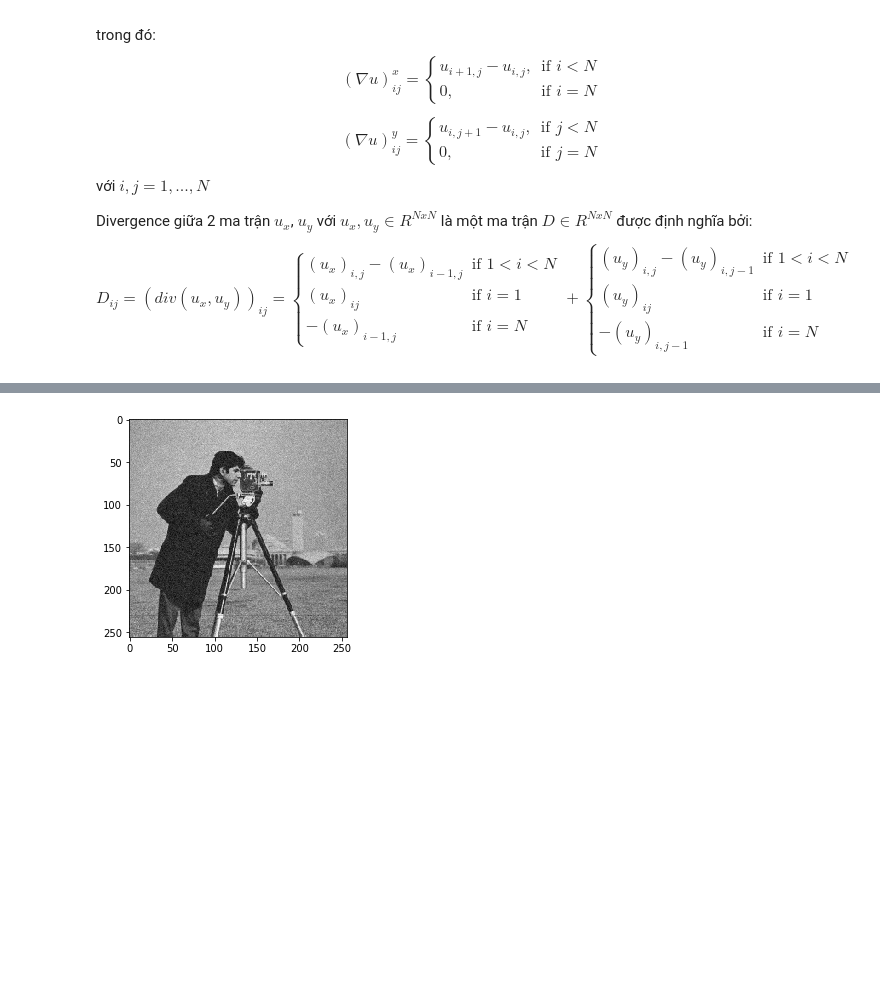
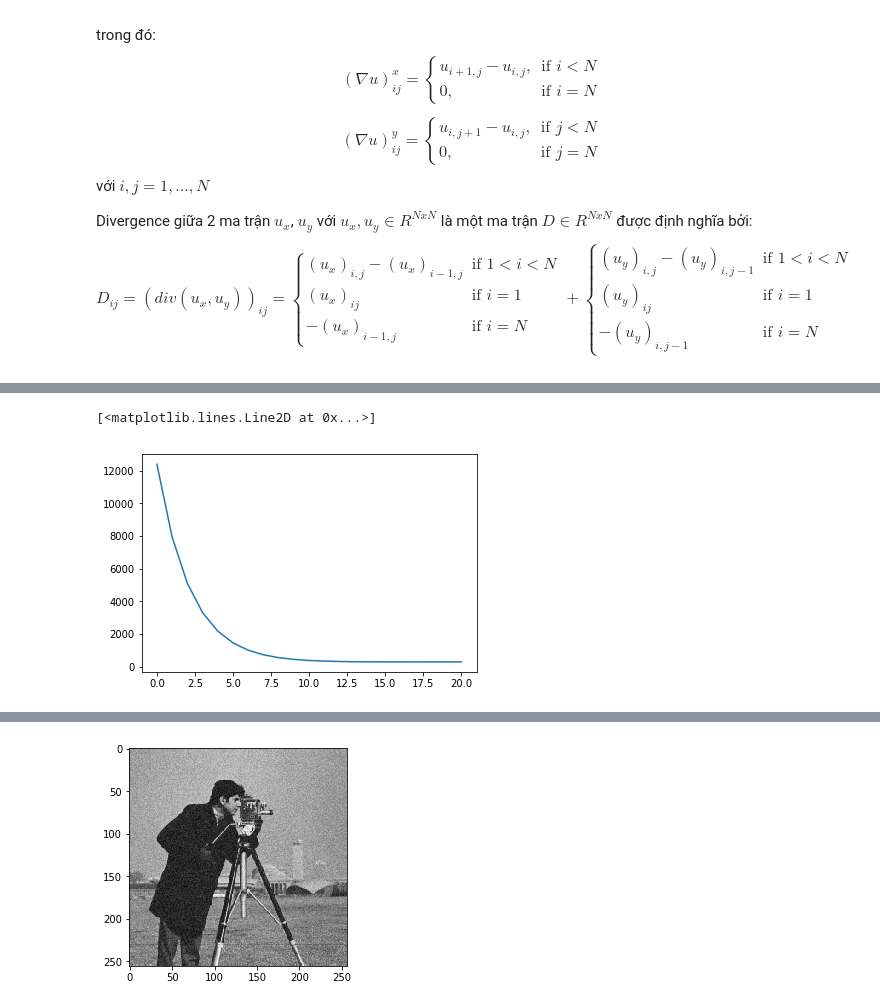
Before and after one commit to thaidv96/ds_hus, a Jupyter notebook: optimization/Ứng dụng tối ưu hóa vào bài toán khử nhiễu ảnh đen trắng.ipynb, the cells around one changed output, grey strips where cells are left out. Drawn from its saved outputs; the diff is of its cells as text; code cells hidden in the pictures; blank space fills up the shorter version.

```diff
--- a/optimization/Ứng dụng tối ưu hóa vào bài toán khử nhiễu ảnh đen trắng.ipynb
+++ b/optimization/Ứng dụng tối ưu hóa vào bài toán khử nhiễu ảnh đen trắng.ipynb
@@ -56,0 +210,20 @@ Ta có: $$\nabla L_{u_1}(u_1, u_2) = \nabla L^{(1)}_{u_1}(u_1, u_2) + \nabla L^{
+# %%
+## u_1: generated image,
+## u_2: initial image with noise
+def gradient_descent(loss_func, grad_func, lamda, lr, u_2, u_1 = None):
+    if u_1 == None:
+        u_1 = np.random.uniform(0, 1, size = u_2.shape)
+
+    losses = [loss_func(u_1, u_2, lamda)]
+    grad = grad_func(u_1, u_2, lamda)
+    grad_norm = matrix_norm(grad)
+    iters = 0
+    while grad_norm > 1e-4 and iters < 20:
+        u_1 = u_1 - lr * grad_func(u_1, u_2, lamda)
+        loss = loss_func(u_1, u_2, lamda)
+        losses.append(loss)
+        iters += 1
+
+    return u_1, losses
+# %%
+test,losses = gradient_descent(compute_loss, compute_gradient_v2, 0.5, 0.1,img_noise)
@@ -56,0 +235,5 @@ Ta có: $$\nabla L_{u_1}(u_1, u_2) = \nabla L^{(1)}_{u_1}(u_1, u_2) + \nabla L^{
+# %%
+plt.plot(losses)
+# %% [output]
+[<matplotlib.lines.Line2D at 0x...>]
+[figure, added]
```
Also changed, not shown: parts of 9 cells of this notebook, 1 other file.
